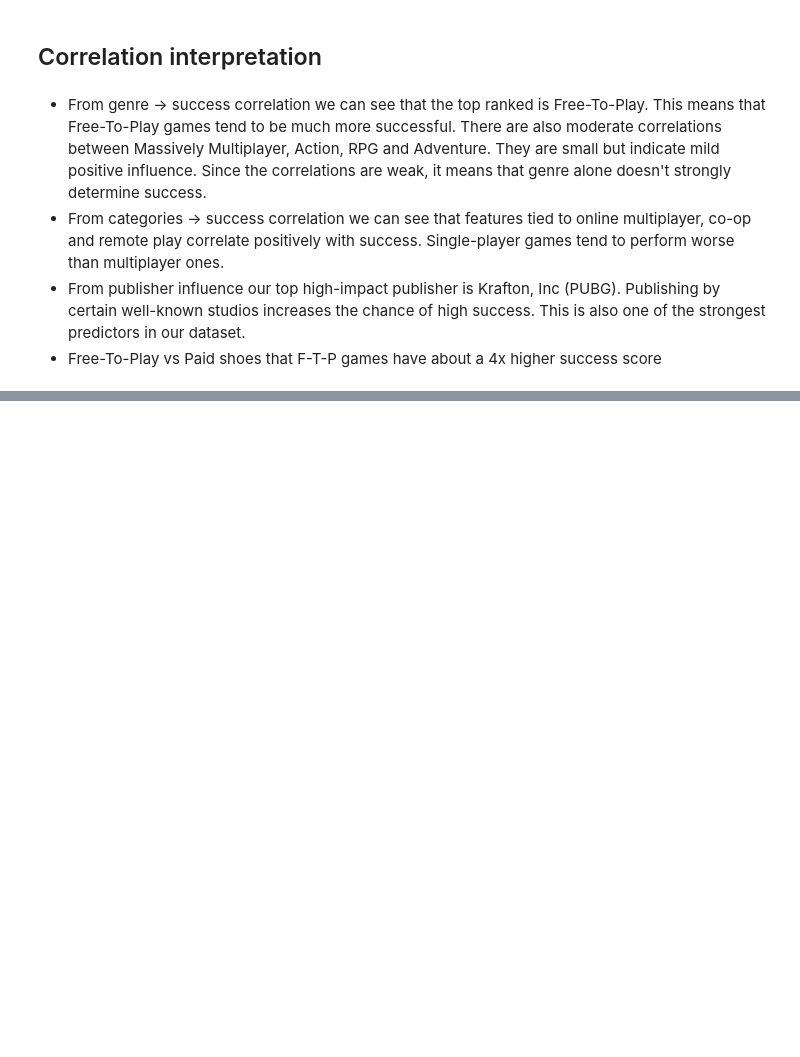
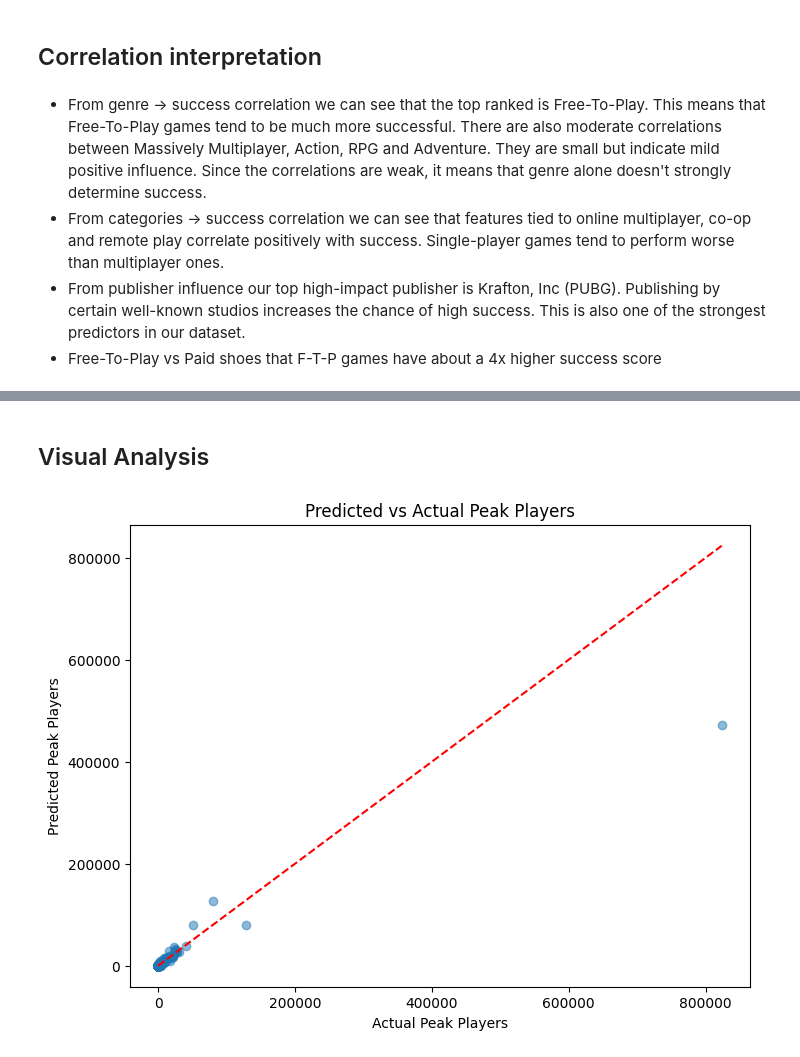
Before and after one commit to khpallon/predicting-steam-game-popularity, a Jupyter notebook: SteamGamePopularity.ipynb, the cells around one changed output, grey strips where cells are left out. Cells and saved outputs as stored; diff of their text form; code cells hidden in the pictures; blank space fills up the shorter version.

```diff
--- a/SteamGamePopularity.ipynb
+++ b/SteamGamePopularity.ipynb
@@ -622,0 +758,9 @@ Name: success_score, dtype: float64
+# %%
+comparison = pd.DataFrame({
+    'Game': X_test.index,  # or 'steam_appid' if you kept it
+    'Actual Peak Players': y_test,
+    'Predicted Peak Players': preds
+})
+
+top_games = comparison.sort_values(by='Predicted Peak Players', ascending=False).head(10)
+print(top_games)
@@ -622,0 +781,7 @@ Name: success_score, dtype: float64
+# %%
+# Flag predicted hits (example threshold: >100 peak players)
+comparison['High Popularity'] = comparison['Predicted Peak Players'] > 100
+
+# View games predicted to be popular
+top_predicted = comparison[comparison['High Popularity']].sort_values(by='Predicted Peak Players', ascending=False)
+print(top_predicted)
@@ -622,0 +808,4 @@ Name: success_score, dtype: float64
+# %%
+comparison['Error'] = comparison['Predicted Peak Players'] - comparison['Actual Peak Players']
+comparison['Abs Error'] = comparison['Error'].abs()
+print(comparison.sort_values(by='Abs Error', ascending=False).head(10))
@@ -622,0 +830,14 @@ Name: success_score, dtype: float64
+# %% [markdown]
+## Visual Analysis
+# %%
+import matplotlib.pyplot as plt
+
+plt.figure(figsize=(8,6))
+plt.scatter(comparison['Actual Peak Players'], comparison['Predicted Peak Players'], alpha=0.5)
+plt.plot([0, comparison['Actual Peak Players'].max()], [0, comparison['Actual Peak Players'].max()], color='red', linestyle='--')
+plt.xlabel("Actual Peak Players")
+plt.ylabel("Predicted Peak Players")
+plt.title("Predicted vs Actual Peak Players")
+plt.show()
+# %% [output]
+[figure, added]
```
Also changed, not shown: parts of 17 cells of this notebook, 6 other files.
